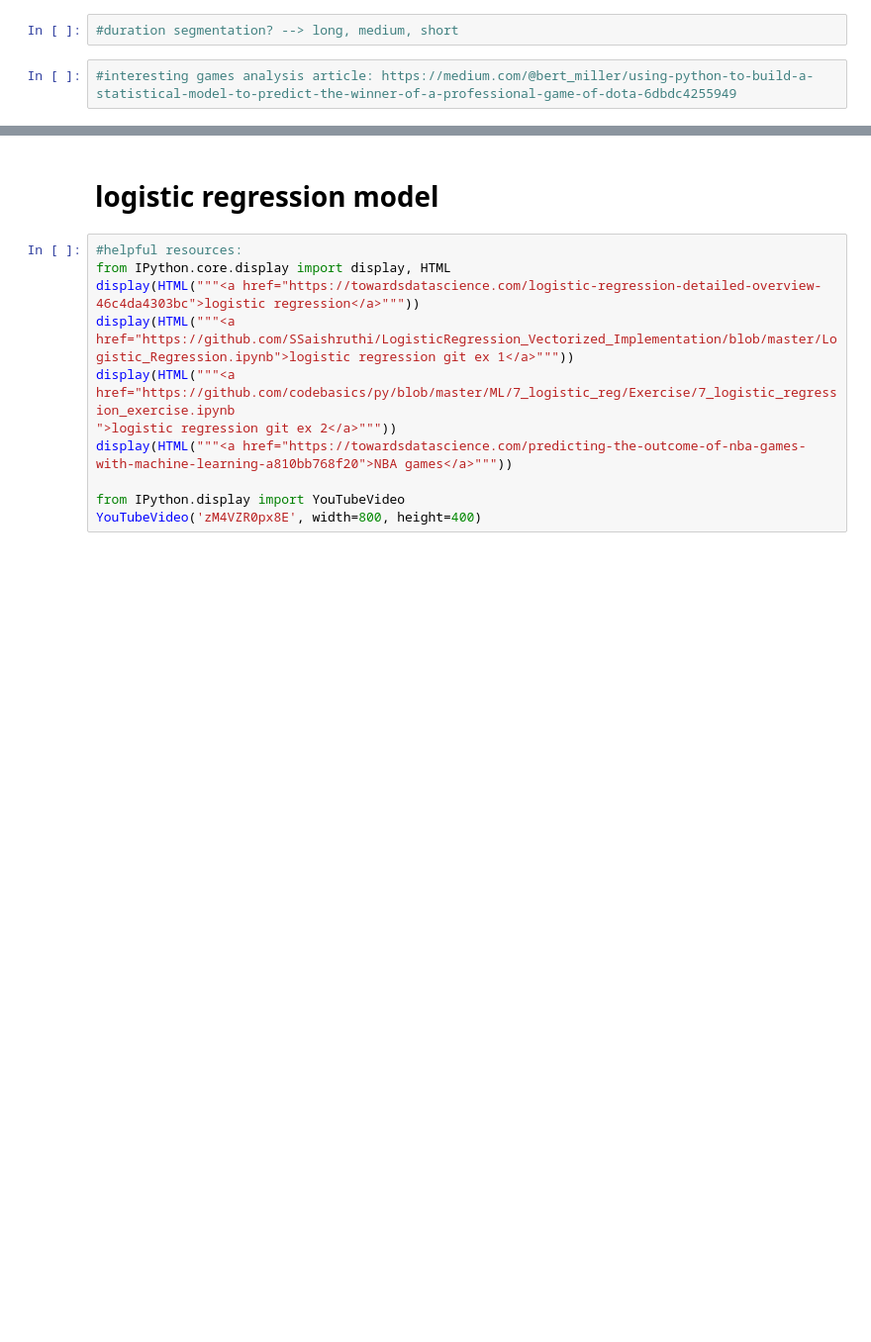
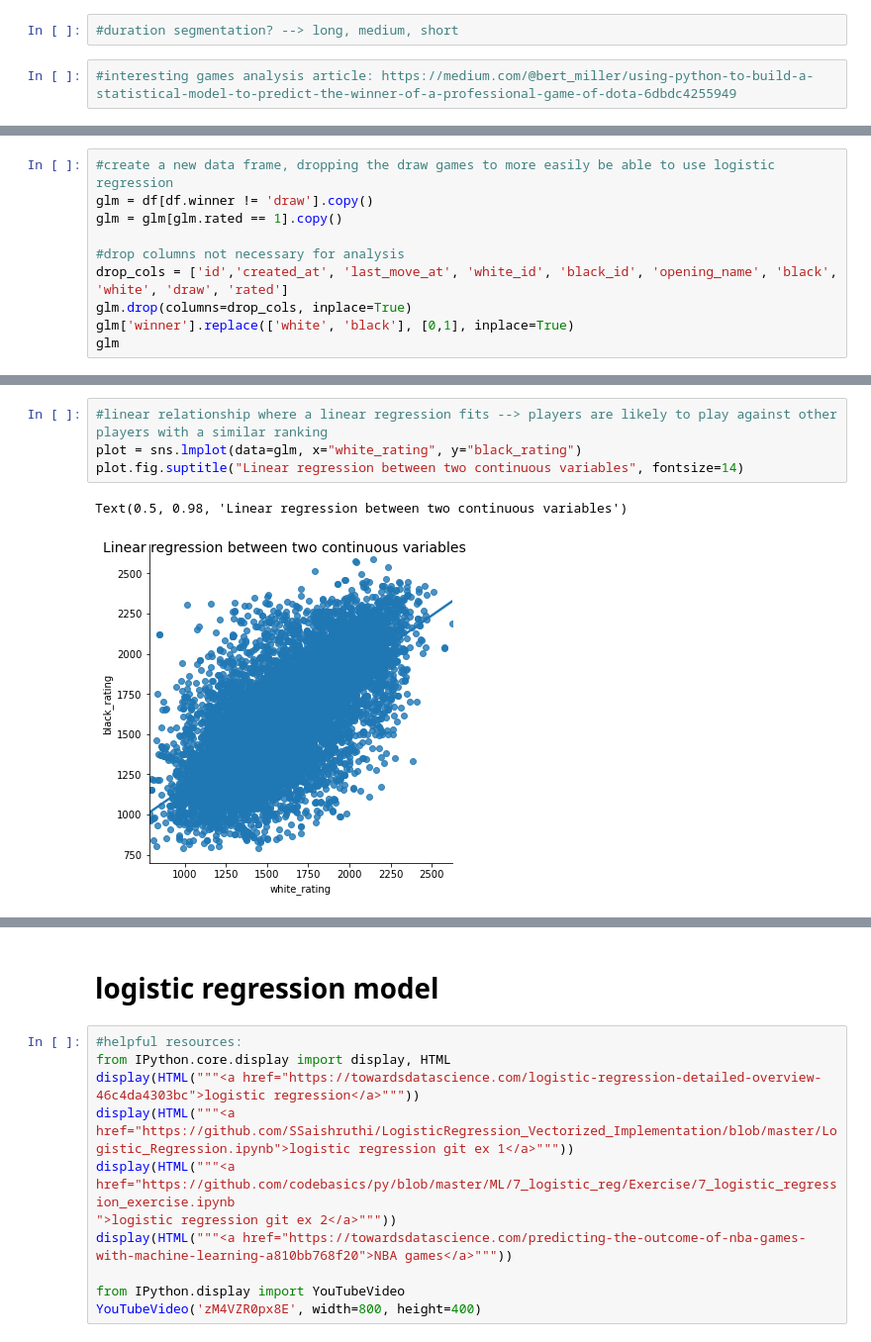
Before and after one commit to jonrosner/chess-game-analysis, a Jupyter notebook: JLM_notebook.ipynb, the cells around one changed output, grey strips where cells are left out. Shown at 99% size. Cells and saved outputs as stored; diff of their text form; blank space fills up the shorter version.

```diff
--- a/JLM_notebook.ipynb
+++ b/JLM_notebook.ipynb
@@ -185,0 +192,10 @@ heatmap = sns.heatmap(df2.corr())
+# %%
+#create a new data frame, dropping the draw games to more easily be able to use logistic regression
+glm = df[df.winner != 'draw'].copy()
+glm = glm[glm.rated == 1].copy()
+
+#drop columns not necessary for analysis
+drop_cols = ['id','created_at', 'last_move_at', 'white_id', 'black_id', 'opening_name', 'black', 'white', 'draw', 'rated']
+glm.drop(columns=drop_cols, inplace=True)
+glm['winner'].replace(['white', 'black'], [0,1], inplace=True)
+glm
@@ -185,0 +216,7 @@ heatmap = sns.heatmap(df2.corr())
+# %%
+#linear relationship where a linear regression fits --> players are likely to play against other players with a similar ranking
+plot = sns.lmplot(data=glm, x="white_rating", y="black_rating")
+plot.fig.suptitle("Linear regression between two continuous variables", fontsize=14)
+# %% [output]
+Text(0.5, 0.98, 'Linear regression between two continuous variables')
+[figure, added]
```
Also changed, not shown: parts of 9 cells of this notebook.
